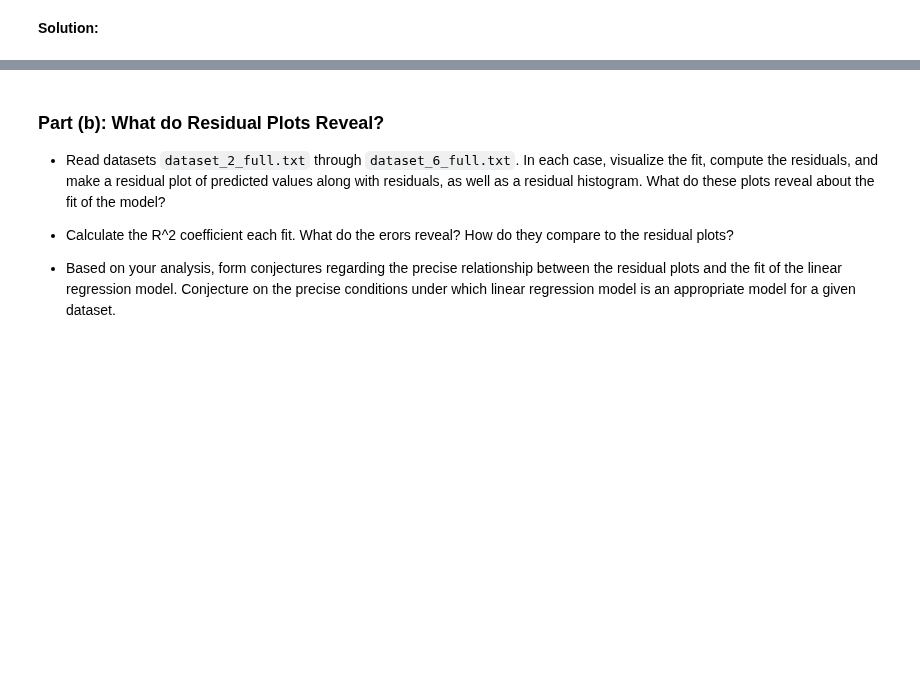
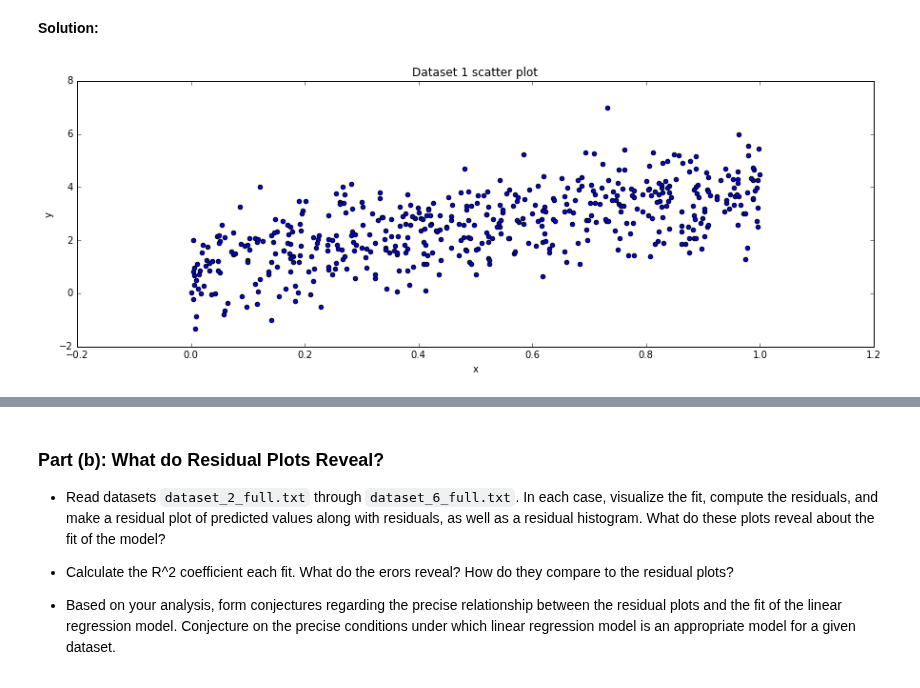
Before and after one commit to colbyZ/test1, a Jupyter notebook: hw/hw2/Zambalayev_Timur_CSCI_E_109a_HW2.ipynb, the cells around one changed output, grey strips where cells are left out. Saved outputs shown, nothing was run; the diff lists cells and outputs as text; code cells hidden in the pictures; blank space fills up the shorter version.

```diff
--- a/hw/hw2/Zambalayev_Timur_CSCI_E_109a_HW2.ipynb
+++ b/hw/hw2/Zambalayev_Timur_CSCI_E_109a_HW2.ipynb
@@ -545,3 +547,22 @@ The datasets required for this problem is in the ``dataset`` directory. Each fil
 - Calculate the R^2 coefficient for all three fits. What do the erors reveal? How do they compare to the residual plots?
 # %% [markdown]
 **Solution:**
+# %%
+def read_dataset(dataset_i):
+    return pd.read_csv('./dataset/dataset_%d_full.txt' % dataset_i)
+
+
+def read_and_visualize_dataset():
+    df = read_dataset(1)
+
+    fig, ax1 = plt.subplots(1, 1, figsize=(15, 5))
+    ax1.scatter(df[['x']].values, df[['y']].values)
+    ax1.set_xlabel('x')
+    ax1.set_ylabel('y')
+    ax1.set_title('Dataset 1 scatter plot')
+    plt.show()
+
+
+read_and_visualize_dataset()
+# %% [output]
+[figure, added]
```
Also changed, not shown: parts of 9 cells of this notebook, 1 other file.
